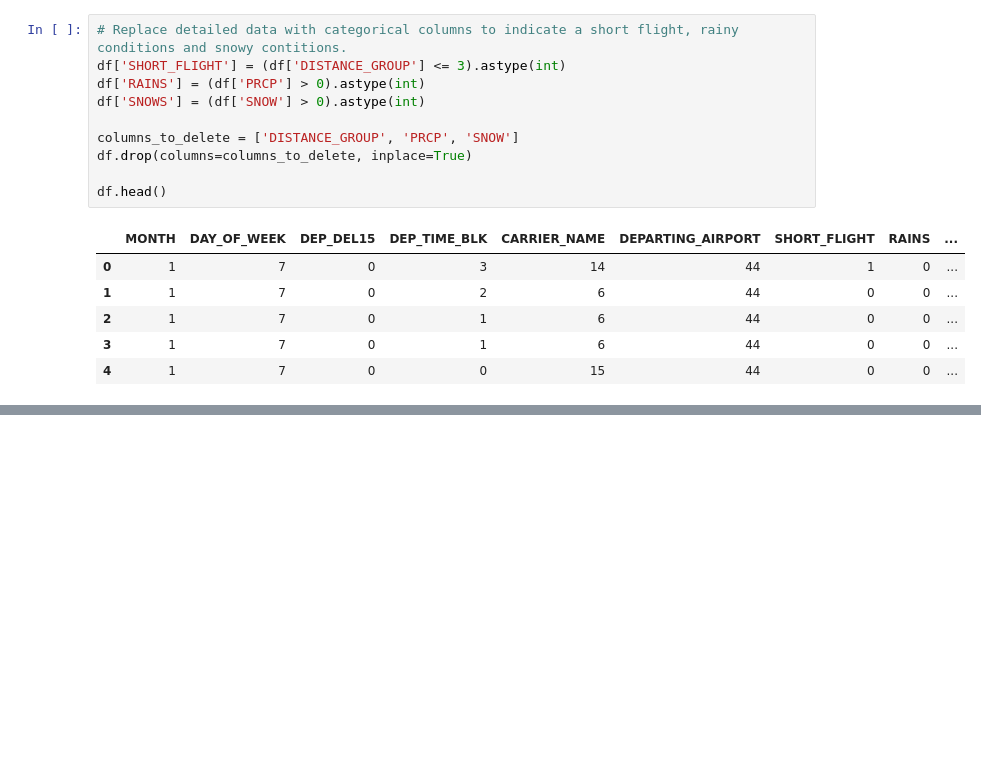
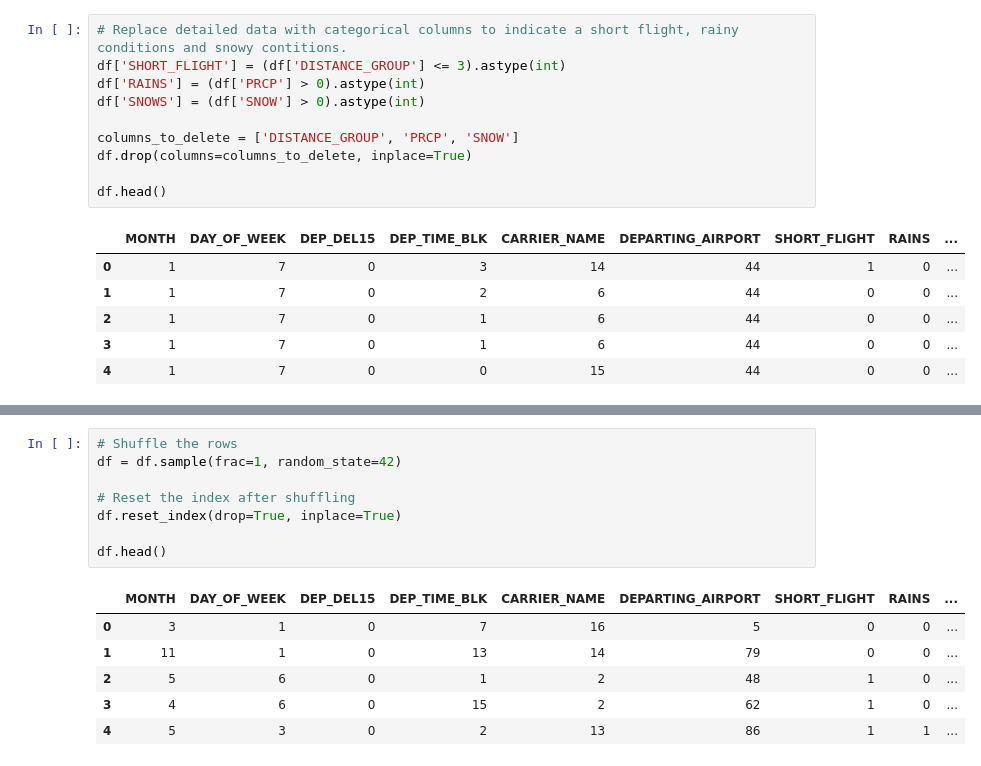
Before and after one commit to s22311/SUML, a Jupyter notebook: prepare_data_and_train_model.ipynb, the cells around one changed output, grey strips where cells are left out. Cells and saved outputs as stored; diff of their text form; blank space fills up the shorter version.

```diff
--- a/prepare_data_and_train_model.ipynb
+++ b/prepare_data_and_train_model.ipynb
@@ -126,3 +146,18 @@ df.head()
+# %%
+# Shuffle the rows
+df = df.sample(frac=1, random_state=42)
+
+# Reset the index after shuffling
+df.reset_index(drop=True, inplace=True)
+
+df.head()
+# %% [output]
+|  | MONTH | DAY_OF_WEEK | DEP_DEL15 | DEP_TIME_BLK | CARRIER_NAME | DEPARTING_AIRPORT | SHORT_FLIGHT | RAINS | ... |
+| 0 | 3 | 1 | 0 | 7 | 16 | 5 | 0 | 0 | ... |
+| 1 | 11 | 1 | 0 | 13 | 14 | 79 | 0 | 0 | ... |
+| 2 | 5 | 6 | 0 | 1 | 2 | 48 | 1 | 0 | ... |
+| 3 | 4 | 6 | 0 | 15 | 2 | 62 | 1 | 0 | ... |
+| 4 | 5 | 3 | 0 | 2 | 13 | 86 | 1 | 1 | ... |
 # %%
 import keras
 from keras.models import Sequential
```
Also changed, not shown: parts of 7 cells of this notebook, 11 other files.
